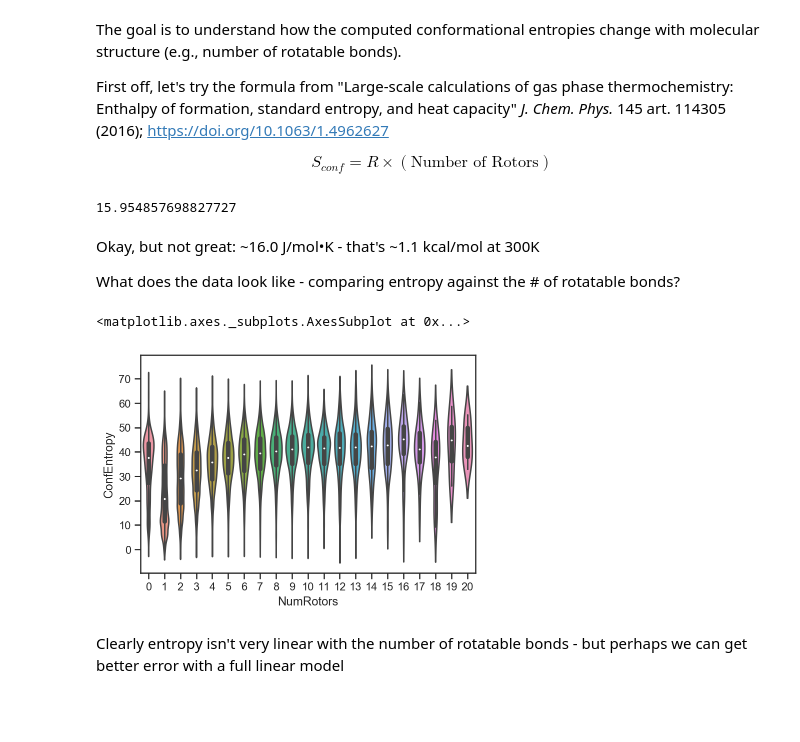
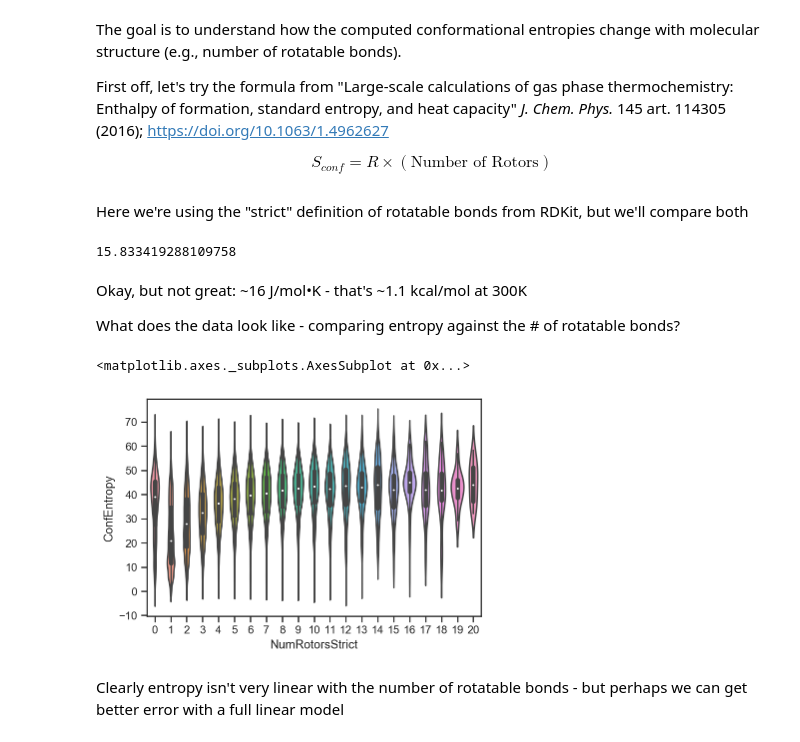
Before and after one commit to ghutchis/molecular-entropies, a Jupyter notebook: conf-analysis.ipynb, the cells around one changed output. Cells and saved outputs as stored; diff of their text form; code cells hidden in the pictures; blank space fills up the shorter version.

```diff
--- a/conf-analysis.ipynb
+++ b/conf-analysis.ipynb
@@ -67,22 +69,24 @@ First off, let's try the formula from "Large-scale calculations of gas phase the
 *J. Chem. Phys.* 145 art. 114305 (2016); https://doi.org/10.1063/1.4962627
 
 $$ S_{conf} = R \times (\textrm{Number of Rotors})$$
+# %% [markdown]
+Here we're using the "strict" definition of rotatable bonds from RDKit, but we'll compare both
 # %%
 import sklearn
 from sklearn.metrics import mean_absolute_error
 
-pred = constants.R * df['NumRotors']
+pred = constants.R * df['NumRotorsStrict']
 print(mean_absolute_error(df['ConfEntropy'], pred))
 # %% [output]
-15.954857698827727
+15.833419288109758
 # %% [markdown]
-Okay, but not great: ~16.0 J/mol•K - that's ~1.1 kcal/mol at 300K
+Okay, but not great: ~16 J/mol•K - that's ~1.1 kcal/mol at 300K
 
 What does the data look like - comparing entropy against the # of rotatable bonds?
 # %%
-sns.violinplot(x="NumRotors", y="ConfEntropy", data=df)
+sns.violinplot(x="NumRotorsStrict", y="ConfEntropy", data=df)
 # %% [output]
 <matplotlib.axes._subplots.AxesSubplot at 0x...>
-[figure, old version]
+[figure, new version]
 # %% [markdown]
 Clearly entropy isn't very linear with the number of rotatable bonds - but perhaps we can get better error with a full linear model
```
Also changed, not shown: parts of 28 cells of this notebook, 8 other files.
